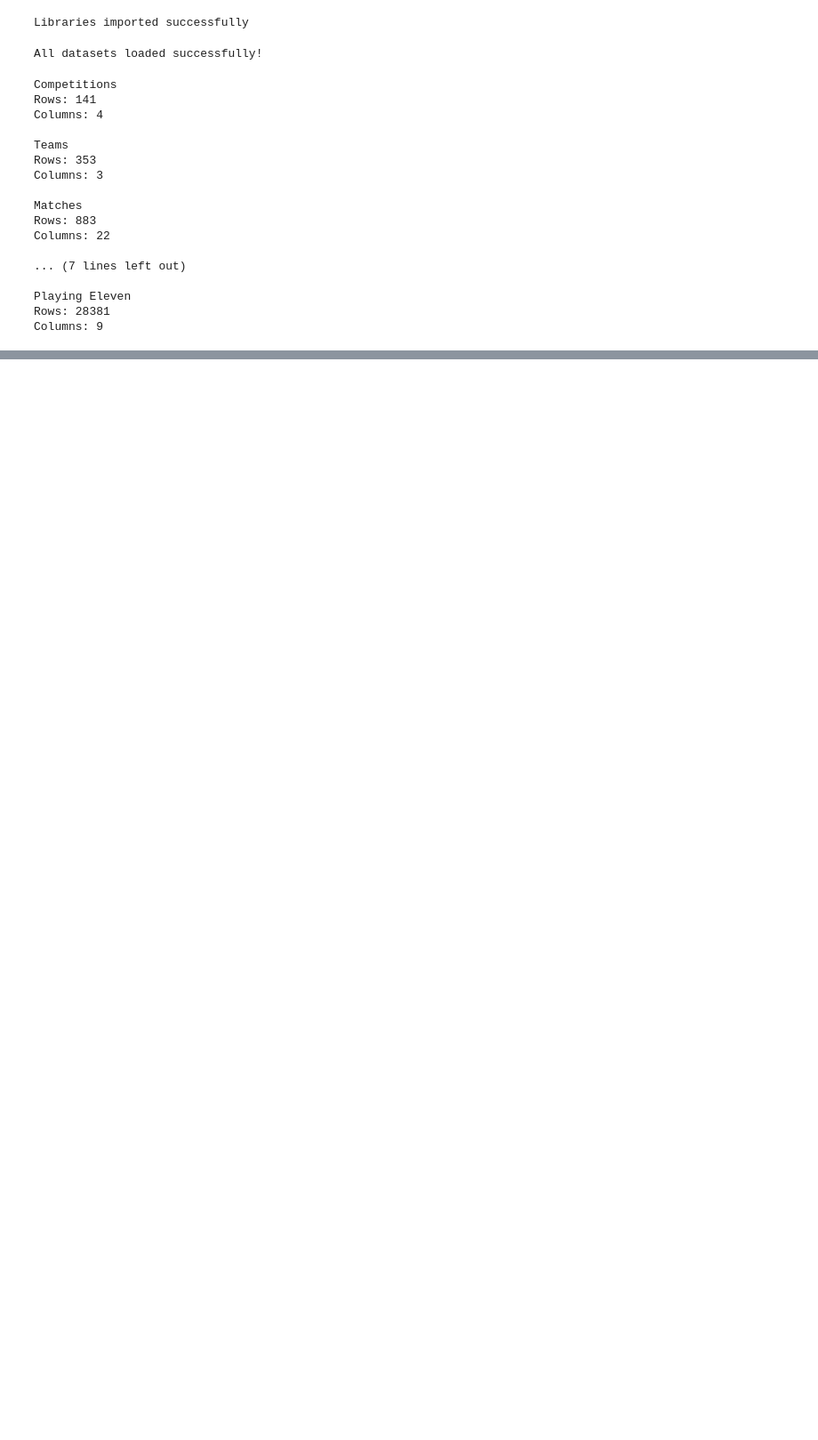
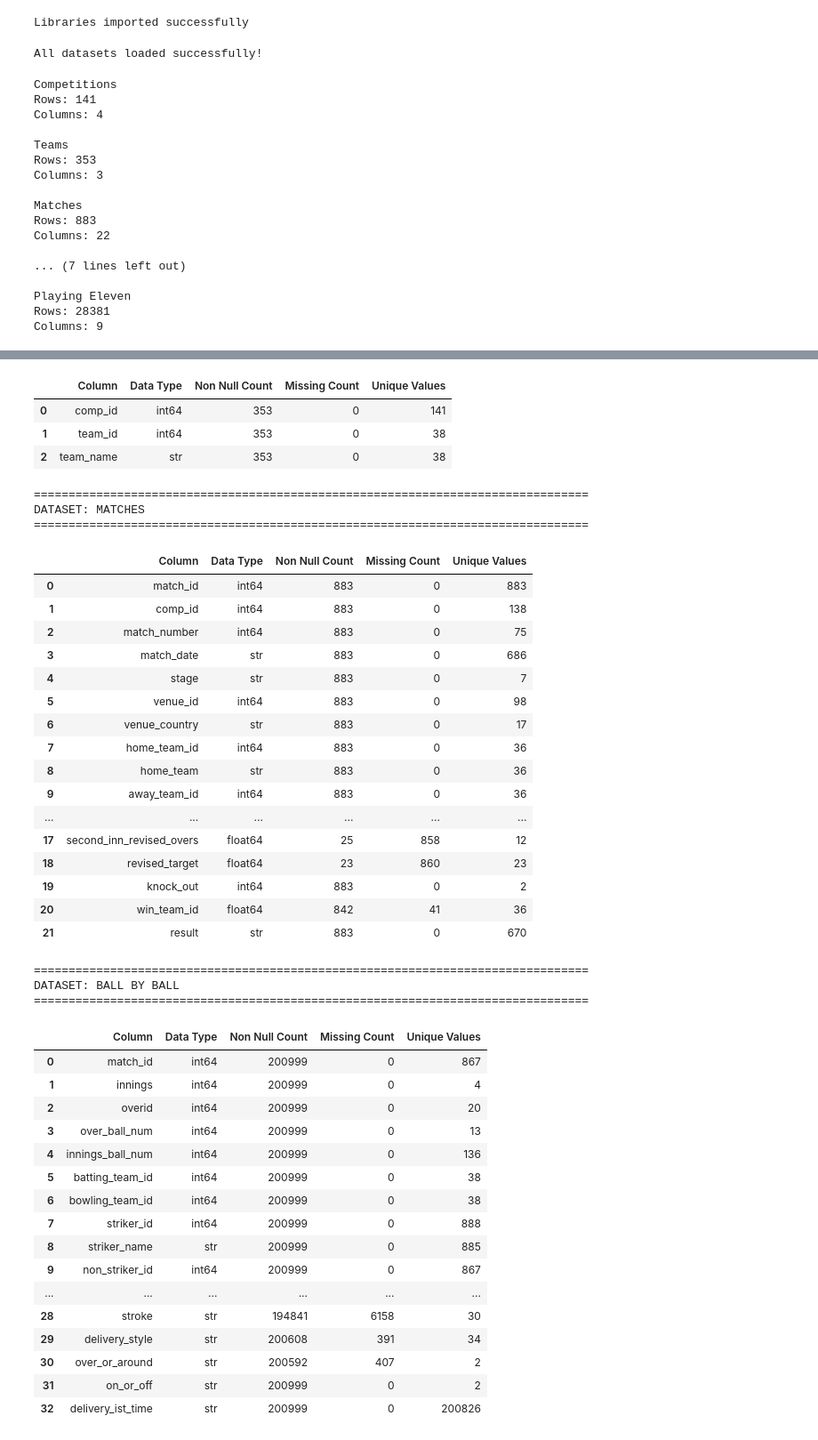
Before and after one commit to Dhanushsj12/SupeRR-Selector-Pressure-Analysis, a Jupyter notebook: notebooks/01_data_understanding.ipynb, the cells around one changed output, grey strips where cells are left out. Shown at 89% size. Drawn from its saved outputs; the diff is of its cells as text; code cells hidden in the pictures; blank space fills up the shorter version.

```diff
--- a/notebooks/01_data_understanding.ipynb
+++ b/notebooks/01_data_understanding.ipynb
@@ -77,3 +77,21 @@ Columns: 22
 Playing Eleven
 Rows: 28381
 Columns: 9
+# %%
+
+for name, df in datasets.items():
+
+    print("\n" + "=" * 80)
+    print(f"DATASET: {name.upper()}")
+    print("=" * 80)
+
+    column_info = pd.DataFrame({
+        "Column": df.columns,
+        "Data Type": df.dtypes.values,
+        "Non Null Count": df.notna().sum().values,
+        "Missing Count": df.isna().sum().values,
+        "Unique Values": df.nunique().values
+    })
+
+    display(column_info)
+# %% [output]
@@ -79,0 +109,44 @@ Columns: 9
+|  | Column | Data Type | Non Null Count | Missing Count | Unique Values |
+| 0 | comp_id | int64 | 353 | 0 | 141 |
+| 1 | team_id | int64 | 353 | 0 | 38 |
+| 2 | team_name | str | 353 | 0 | 38 |
+================================================================================
+DATASET: MATCHES
+================================================================================
+|  | Column | Data Type | Non Null Count | Missing Count | Unique Values |
+| 0 | match_id | int64 | 883 | 0 | 883 |
+| 1 | comp_id | int64 | 883 | 0 | 138 |
+| 2 | match_number | int64 | 883 | 0 | 75 |
+| 3 | match_date | str | 883 | 0 | 686 |
+| 4 | stage | str | 883 | 0 | 7 |
+| 5 | venue_id | int64 | 883 | 0 | 98 |
+| 6 | venue_country | str | 883 | 0 | 17 |
+| 7 | home_team_id | int64 | 883 | 0 | 36 |
+| 8 | home_team | str | 883 | 0 | 36 |
+| 9 | away_team_id | int64 | 883 | 0 | 36 |
+| ... | ... | ... | ... | ... | ... |
+| 17 | second_inn_revised_overs | float64 | 25 | 858 | 12 |
+| 18 | revised_target | float64 | 23 | 860 | 23 |
+| 19 | knock_out | int64 | 883 | 0 | 2 |
+| 20 | win_team_id | float64 | 842 | 41 | 36 |
+| 21 | result | str | 883 | 0 | 670 |
+================================================================================
+DATASET: BALL BY BALL
+================================================================================
+|  | Column | Data Type | Non Null Count | Missing Count | Unique Values |
+| 0 | match_id | int64 | 200999 | 0 | 867 |
+| 1 | innings | int64 | 200999 | 0 | 4 |
+| 2 | overid | int64 | 200999 | 0 | 20 |
+| 3 | over_ball_num | int64 | 200999 | 0 | 13 |
+| 4 | innings_ball_num | int64 | 200999 | 0 | 136 |
+| 5 | batting_team_id | int64 | 200999 | 0 | 38 |
+| 6 | bowling_team_id | int64 | 200999 | 0 | 38 |
+| 7 | striker_id | int64 | 200999 | 0 | 888 |
+| 8 | striker_name | str | 200999 | 0 | 885 |
+| 9 | non_striker_id | int64 | 200999 | 0 | 867 |
+| ... | ... | ... | ... | ... | ... |
+| 28 | stroke | str | 194841 | 6158 | 30 |
+| 29 | delivery_style | str | 200608 | 391 | 34 |
+| 30 | over_or_around | str | 200592 | 407 | 2 |
+| 31 | on_or_off | str | 200999 | 0 | 2 |
+| 32 | delivery_ist_time | str | 200999 | 0 | 200826 |
```
Also changed, not shown: parts of 3 cells of this notebook, 18 other files.
